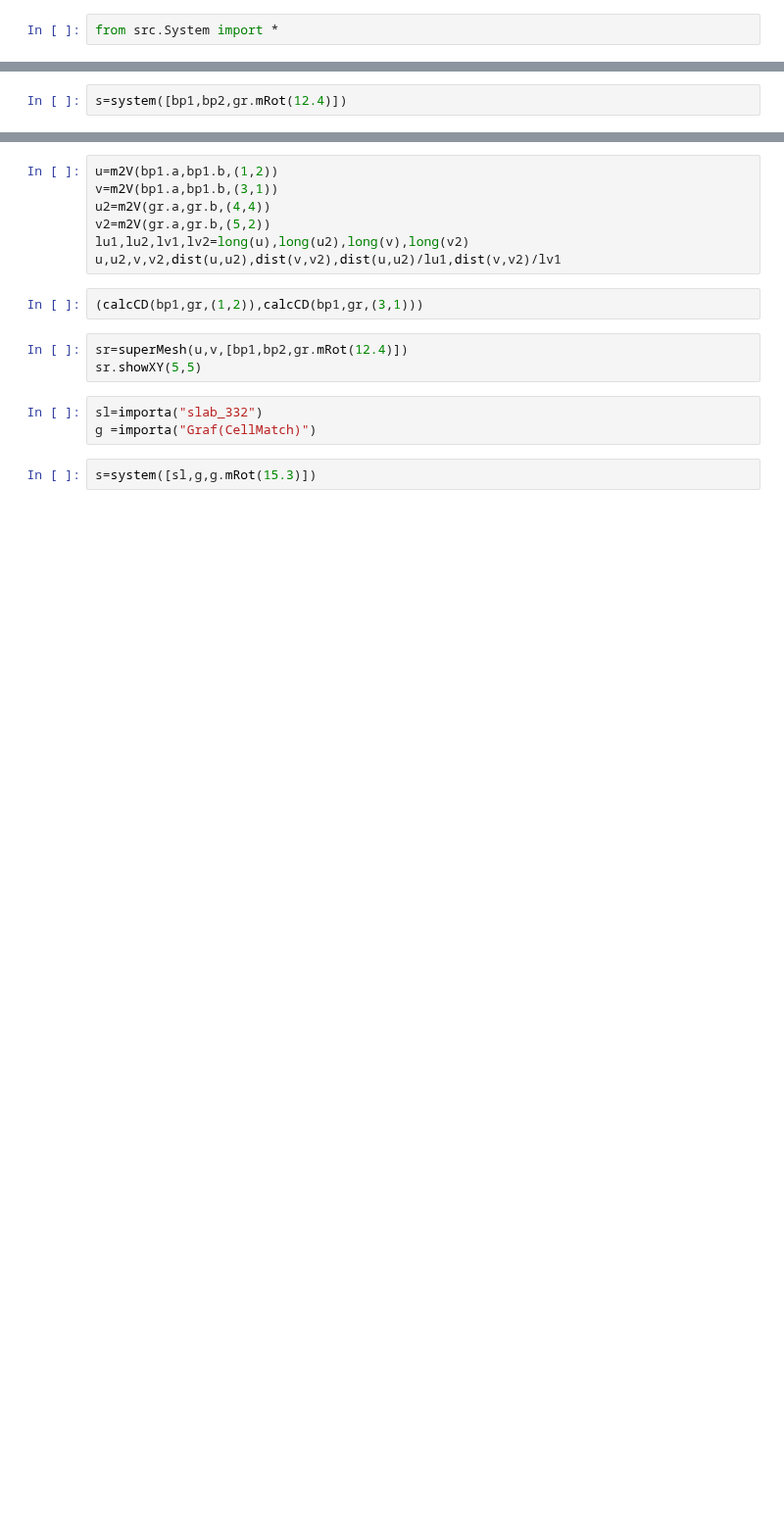
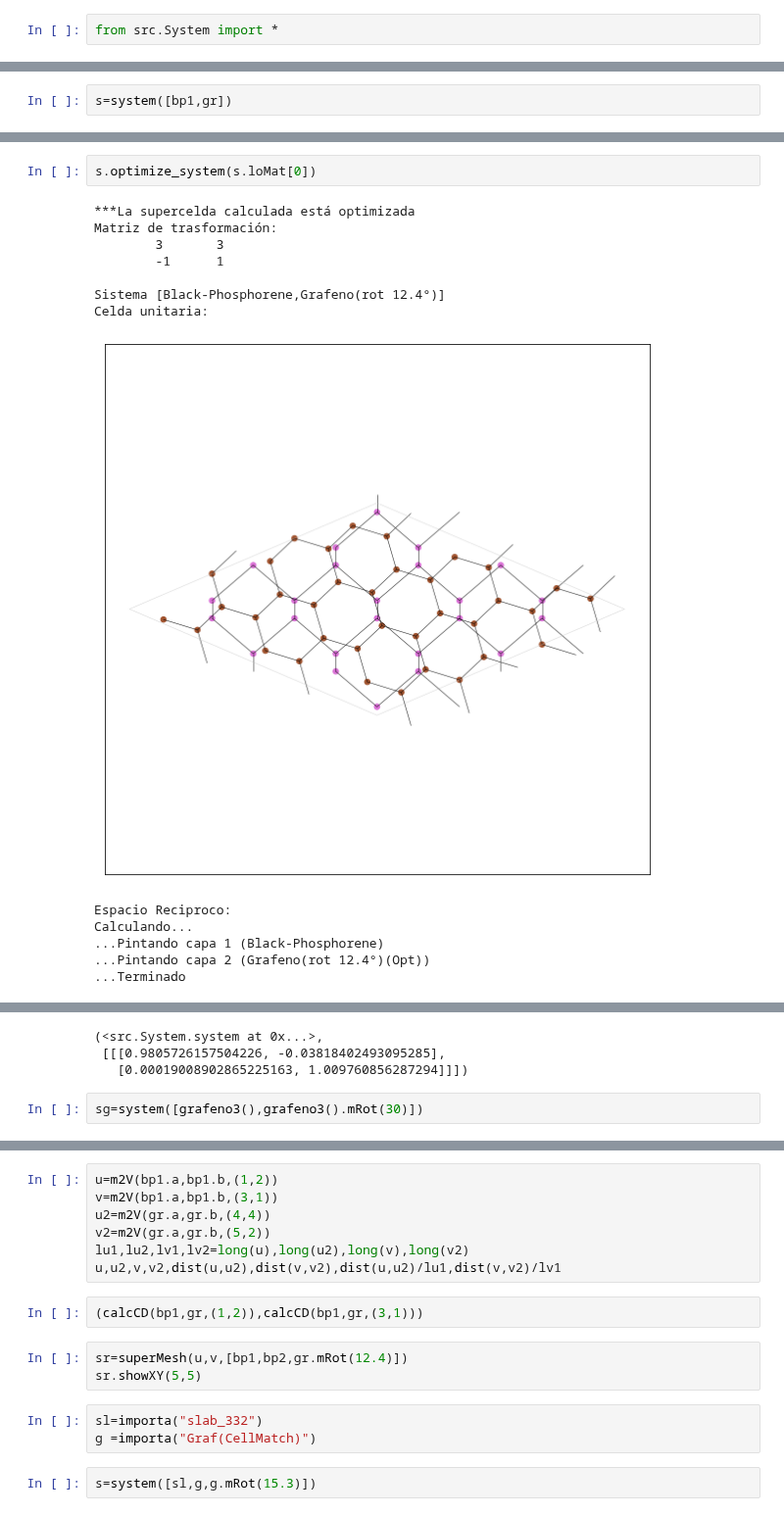
Before and after one commit to OssielAg/SS, a Jupyter notebook: SuperCell/MasCambios.ipynb, the cells around one changed output, grey strips where cells are left out. Shown at 98% size. Drawn from its saved outputs; the diff is of its cells as text; blank space fills up the shorter version.

```diff
--- a/SuperCell/MasCambios.ipynb
+++ b/SuperCell/MasCambios.ipynb
@@ -122,2 +7,2 @@ calc_def(s,s.loMat[0])
 # %%
-s=system([bp1,bp2,gr.mRot(12.4)])
+s=system([bp1,gr])
@@ -186,0 +87,16 @@ s.resultados
+# %%
+s.optimize_system(s.loMat[0])
+# %% [output]
+***La supercelda calculada está optimizada
+Matriz de trasformación:
+        3       3
+        -1      1
+
+Sistema [Black-Phosphorene,Grafeno(rot 12.4°)]
+Celda unitaria:
+[figure, added]
+Espacio Reciproco:
+Calculando...
+...Pintando capa 1 (Black-Phosphorene)
+...Pintando capa 2 (Grafeno(rot 12.4°)(Opt))
+...Terminado
@@ -186,0 +104,5 @@ s.resultados
+(<src.System.system at 0x...>,
+ [[[0.9805726157504226, -0.03818402493095285],
+   [0.00019008902865225163, 1.009760856287294]]])
+# %%
+sg=system([grafeno3(),grafeno3().mRot(30)])
```
Also changed, not shown: parts of 82 cells of this notebook, 16 other files.
